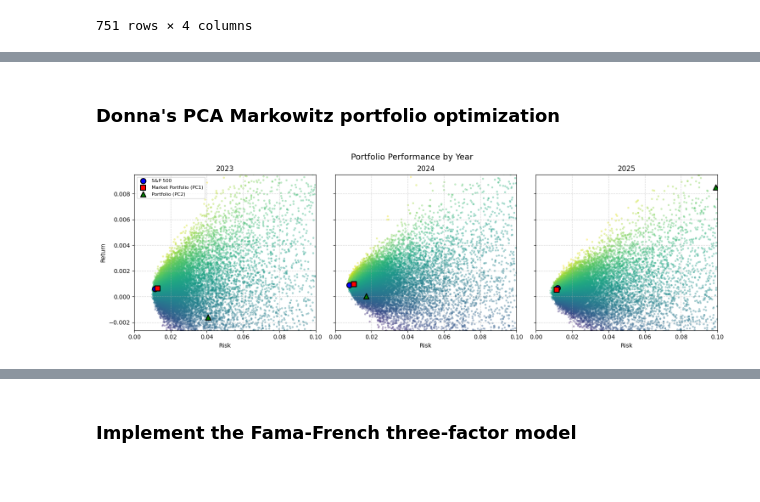
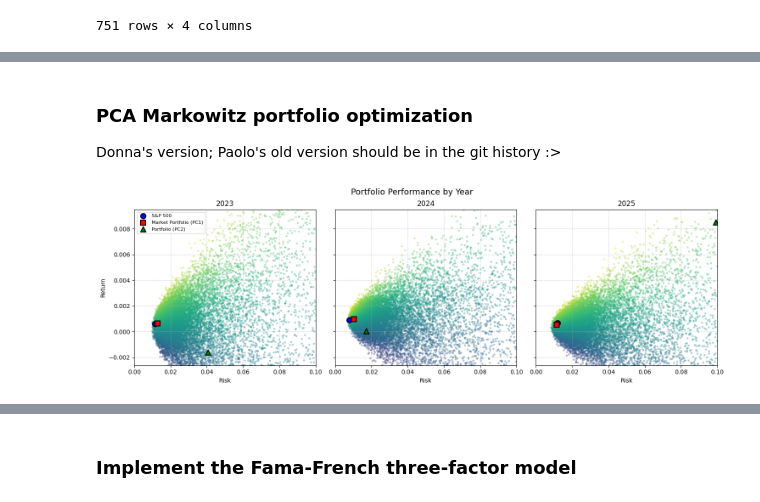
Before and after one commit to donnafaithhh/Fama-Markowitz-Mini-Project, a Jupyter notebook: mini project.ipynb, the cells around one changed output, grey strips where cells are left out. Cells and saved outputs as stored; diff of their text form; code cells hidden in the pictures.

```diff
--- a/mini project.ipynb
+++ b/mini project.ipynb
@@ -208,13 +205,0 @@ ff_data
-# %%
-returns_df = simple_df.pct_change().dropna()
-
-# Normalize returns
-norm_returns = (returns_df - returns_df.mean()) / returns_df.std()
-
-# Group by 12-month periods starting in August
-fiscal_year = returns_df.index.to_period('M').to_timestamp()
-fiscal_year = fiscal_year - pd.DateOffset(months=7)  # shift so Aug is start of year
-fiscal_year = fiscal_year.year
-
-returns_df = returns_df.groupby(fiscal_year)
-norm_returns = norm_returns.groupby(fiscal_year)
@@ -502,5 +206,6 @@ plot_sharpe_over_years_fixed(
 # %% [markdown]
-### Donna's PCA Markowitz portfolio optimization
+### PCA Markowitz portfolio optimization
+Donna's version; Paolo's old version should be in the git history :>
 # %%
 def get_portfolio(closing_df, year):  # Added year parameter
     returns_df = closing_df.pct_change().dropna()
@@ -717,7 +422,8 @@ def plot_portfolio_data_subplots_improved(portfolio_df, closing_df, max_risk=0.1
     styles = {
         'S&P 500': {'color': 'blue', 'marker': 'o', 'size': 80},
         'Market Portfolio (PC1)': {'color': 'red', 'marker': 's', 'size': 80},
-        'Portfolio (PC2)': {'color': 'green', 'marker': '^', 'size': 80}
+        'Portfolio (PC2)': {'color': 'green', 'marker': '^', 'size': 80},
+        'Fama French': {'color': 'orange', 'marker': '*', 'size': 80}
     }
 
     # Store scatter objects for colorbar
@@ -771,39 +477,32 @@ def plot_portfolio_data_subplots_improved(portfolio_df, closing_df, max_risk=0.1
                       marker=style['marker'],
                       s=style['size'],
                       edgecolors='black',
                       linewidth=1.5,
                       zorder=10,
                       label=portfolio)
 
-            # ax.text(risk, return_val,
-            #        f'Sharpe: {sharpe:.2f}',
-            #        fontsize=7, ha='left', va='bottom',
-            #        bbox=dict(boxstyle="round,pad=0.2", facecolor='white', alpha=0.8))
-
         ax.set_xlabel('Risk')
         if i == 0:
             ax.set_ylabel('Return')
         ax.set_title(f'{year}')
         ax.grid(True, linestyle='--', alpha=0.5)
         ax.set_xlim(0, max_risk)
 
         # Set consistent y-limits across all plots
         overall_min_return = portfolio_df['return'].min() - 0.001
         overall_max_return = portfolio_df['return'].max() + 0.001
         ax.set_ylim(overall_min_return, overall_max_return)
 
         # Only show legend on first subplot
         if i == 0:
             ax.legend(fontsize=8)
 
-    # Add colorbar
     plt.tight_layout()
     plt.suptitle('Portfolio Performance by Year', fontsize=14, y=0.95)
     plt.tight_layout()
-    plt.subplots_adjust(top=0.85)  # Make room for suptitle
+    plt.subplots_adjust(top=0.85)
     plt.show()
 
-# Usage
 plot_portfolio_data_subplots_improved(sharpe_df, closing_df)
 # %% [output]
-[figure, old version]
+[figure, new version]
```
Also changed, not shown: parts of 17 cells of this notebook.
